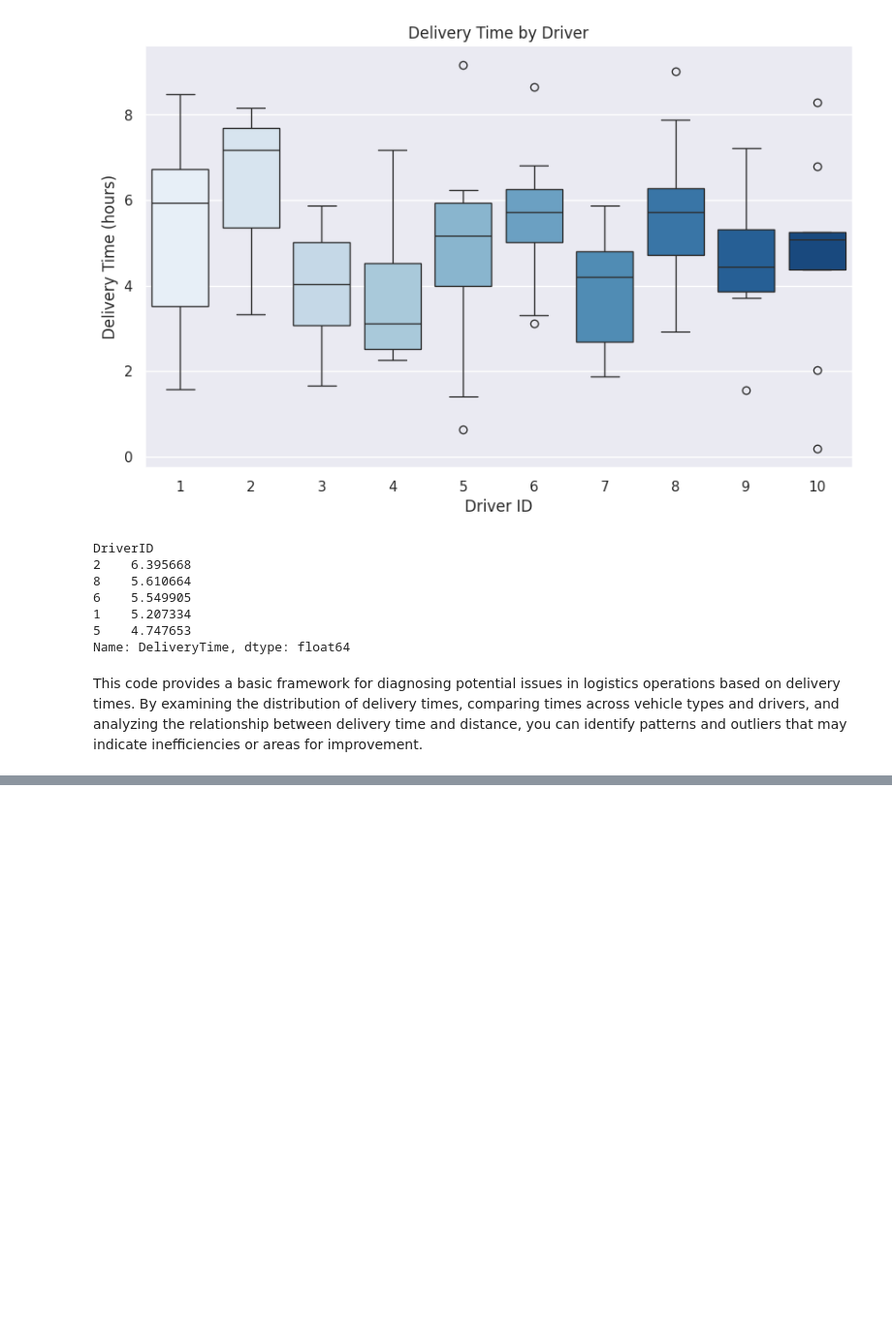
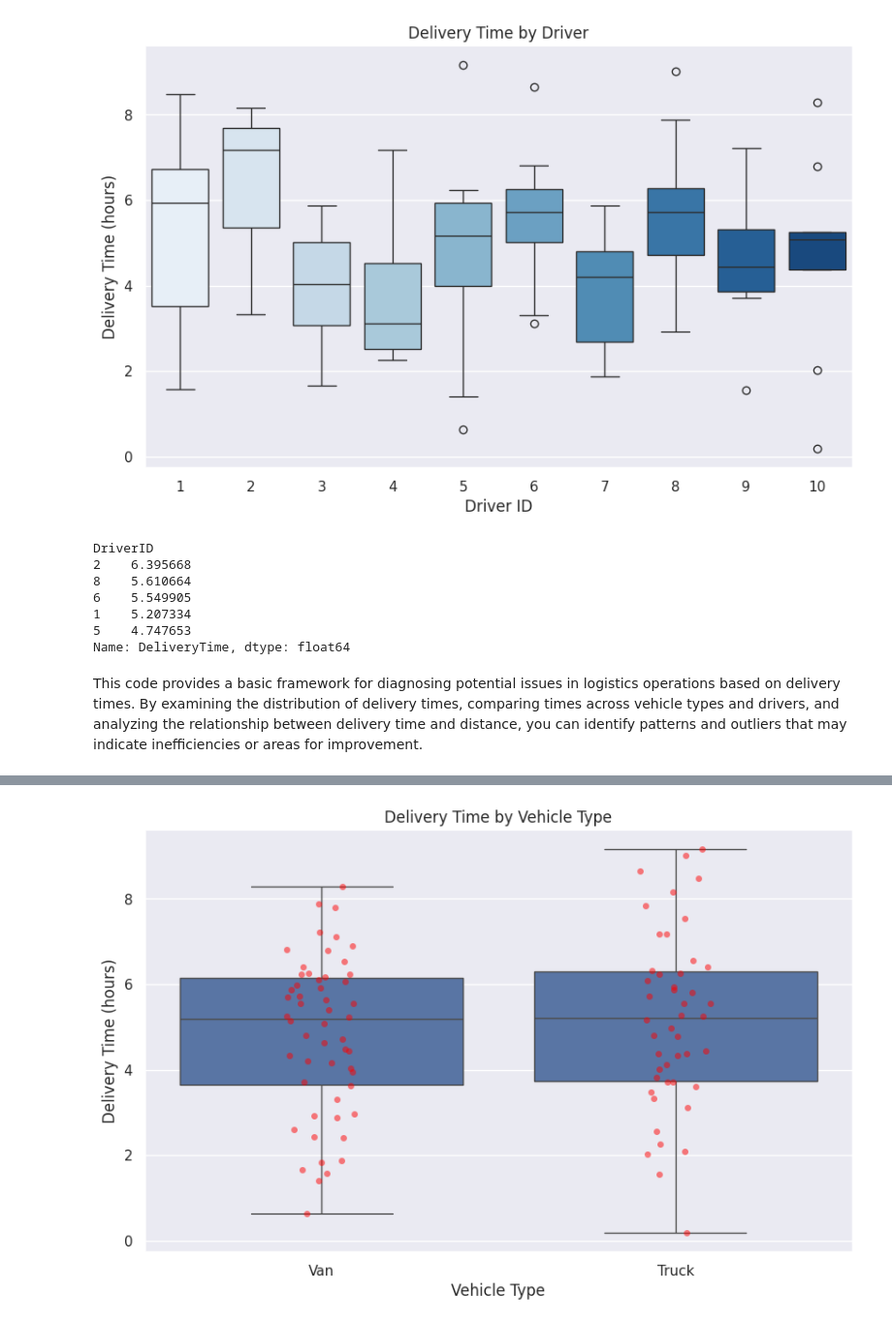
Before and after one commit to aihtn2708/Diagnostic-Analysis, a Jupyter notebook: Diagnostic_Analysis.ipynb, the cells around one changed output, grey strips where cells are left out. Shown at 97% size. Saved outputs shown, nothing was run; the diff lists cells and outputs as text; code cells hidden in the pictures; blank space fills up the shorter version.

```diff
--- a/Diagnostic_Analysis.ipynb
+++ b/Diagnostic_Analysis.ipynb
@@ -147,0 +249,11 @@ By examining the distribution of delivery times, comparing times across vehicle
+# %%
+# Plotting the regression line for Delivery Time vs. VehicleType
+plt.figure(figsize=(10, 6))
+sns.boxplot(x='VehicleType', y='DeliveryTime', data=df)
+sns.stripplot(x='VehicleType', y='DeliveryTime', data=df, color='red', alpha=0.5)
+plt.title('Delivery Time by Vehicle Type')
+plt.xlabel('Vehicle Type')
+plt.ylabel('Delivery Time (hours)')
+plt.show()
+# %% [output]
+[figure, added]
```
Also changed, not shown: parts of 13 cells of this notebook.
